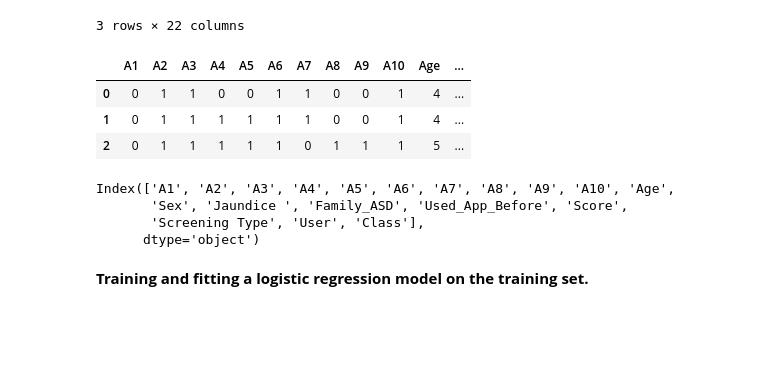
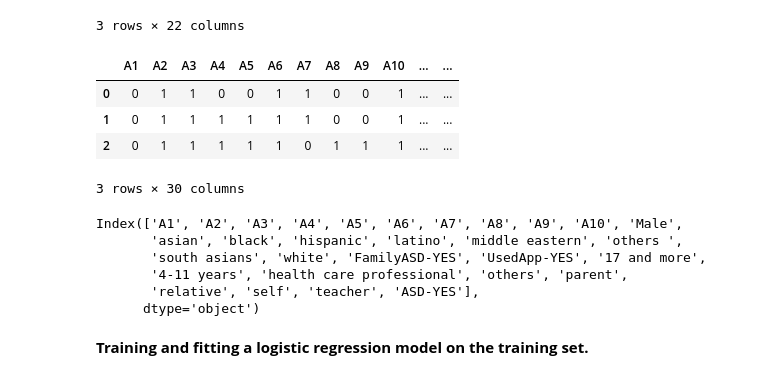
Before and after one commit to emreozb/Logistic_Regression_Project-Autistic_Spectrum_Disorder, a Jupyter notebook: Logistic Regression - Autism Diagnostic.ipynb, the cells around one changed output. Drawn from its saved outputs; the diff is of its cells as text; code cells hidden in the pictures; blank space fills up the shorter version.

```diff
--- a/Logistic Regression - Autism Diagnostic.ipynb
+++ b/Logistic Regression - Autism Diagnostic.ipynb
@@ -140,19 +124,34 @@ autism_df['Class'] = autism_df['Class'].map({'YES': 1, 'NO': 0})
-# %%
-autism_df['User'] = autism_df['User'].map({'parent' : 6, 'health care professional' : 5, 'self' : 4, 'relative': 3,
-       'teacher': 2, 'friend': 1, 'others': 0})
-# %%
-autism_df['Jaundice '] = autism_df['Jaundice '].map({'yes': 1, 'no': 0})
+# %%
+ethnicities = pd.get_dummies(autism_df['Ethnicity'], drop_first=True)
+jaundice = pd.get_dummies(autism_df['Jaundice '], drop_first=True)
+jaundice.rename(columns = {'yes' : 'Jaundice-Yes'}, inplace = True)
+male = pd.get_dummies(autism_df['Sex'], drop_first=True)
+male.rename(columns = {'m' : 'Male'}, inplace = True)
+family_asd = pd.get_dummies(autism_df['Family_ASD'], drop_first=True)
+family_asd.rename(columns = {'yes' : 'FamilyASD-YES'}, inplace = True)
+used_app = pd.get_dummies(autism_df['Used_App_Before'], drop_first=True)
+used_app.rename(columns = {'yes' : 'UsedApp-YES'}, inplace = True)
+screening_ages = pd.get_dummies(autism_df['Screening Type'], drop_first=True)
+user =  pd.get_dummies(autism_df['User'], drop_first=True)
+class_ASD = pd.get_dummies(autism_df['Class'], drop_first=True)
+class_ASD.rename(columns = {'YES' : 'ASD-YES'}, inplace = True)
+questions = autism_df[['A1', 'A2', 'A3', 'A4', 'A5', 'A6', 'A7', 'A8', 'A9', 'A10']]
+# %%
+final_dataset = pd.concat([questions, male, ethnicities, family_asd, used_app, screening_ages, user, class_ASD], axis = 1)
 # %%
-autism_df.head(3)
+final_dataset.head(3)
 # %% [output]
-|  | A1 | A2 | A3 | A4 | A5 | A6 | A7 | A8 | A9 | A10 | Age | ... |
-| 0 | 0 | 1 | 1 | 0 | 0 | 1 | 1 | 0 | 0 | 1 | 4 | ... |
-| 1 | 0 | 1 | 1 | 1 | 1 | 1 | 1 | 0 | 0 | 1 | 4 | ... |
-| 2 | 0 | 1 | 1 | 1 | 1 | 1 | 0 | 1 | 1 | 1 | 5 | ... |
+|  | A1 | A2 | A3 | A4 | A5 | A6 | A7 | A8 | A9 | A10 | ... | ... |
+| 0 | 0 | 1 | 1 | 0 | 0 | 1 | 1 | 0 | 0 | 1 | ... | ... |
+| 1 | 0 | 1 | 1 | 1 | 1 | 1 | 1 | 0 | 0 | 1 | ... | ... |
+| 2 | 0 | 1 | 1 | 1 | 1 | 1 | 0 | 1 | 1 | 1 | ... | ... |
+3 rows × 30 columns
 # %%
-autism_df.columns
+final_dataset.columns
 # %% [output]
-Index(['A1', 'A2', 'A3', 'A4', 'A5', 'A6', 'A7', 'A8', 'A9', 'A10', 'Age',
-       'Sex', 'Jaundice ', 'Family_ASD', 'Used_App_Before', 'Score',
-       'Screening Type', 'User', 'Class'],
+Index(['A1', 'A2', 'A3', 'A4', 'A5', 'A6', 'A7', 'A8', 'A9', 'A10', 'Male',
+       'asian', 'black', 'hispanic', 'latino', 'middle eastern', 'others ',
+       'south asians', 'white', 'FamilyASD-YES', 'UsedApp-YES', '17 and more',
+       '4-11 years', 'health care professional', 'others', 'parent',
+       'relative', 'self', 'teacher', 'ASD-YES'],
       dtype='object')
```
Also changed, not shown: parts of 13 cells of this notebook.
